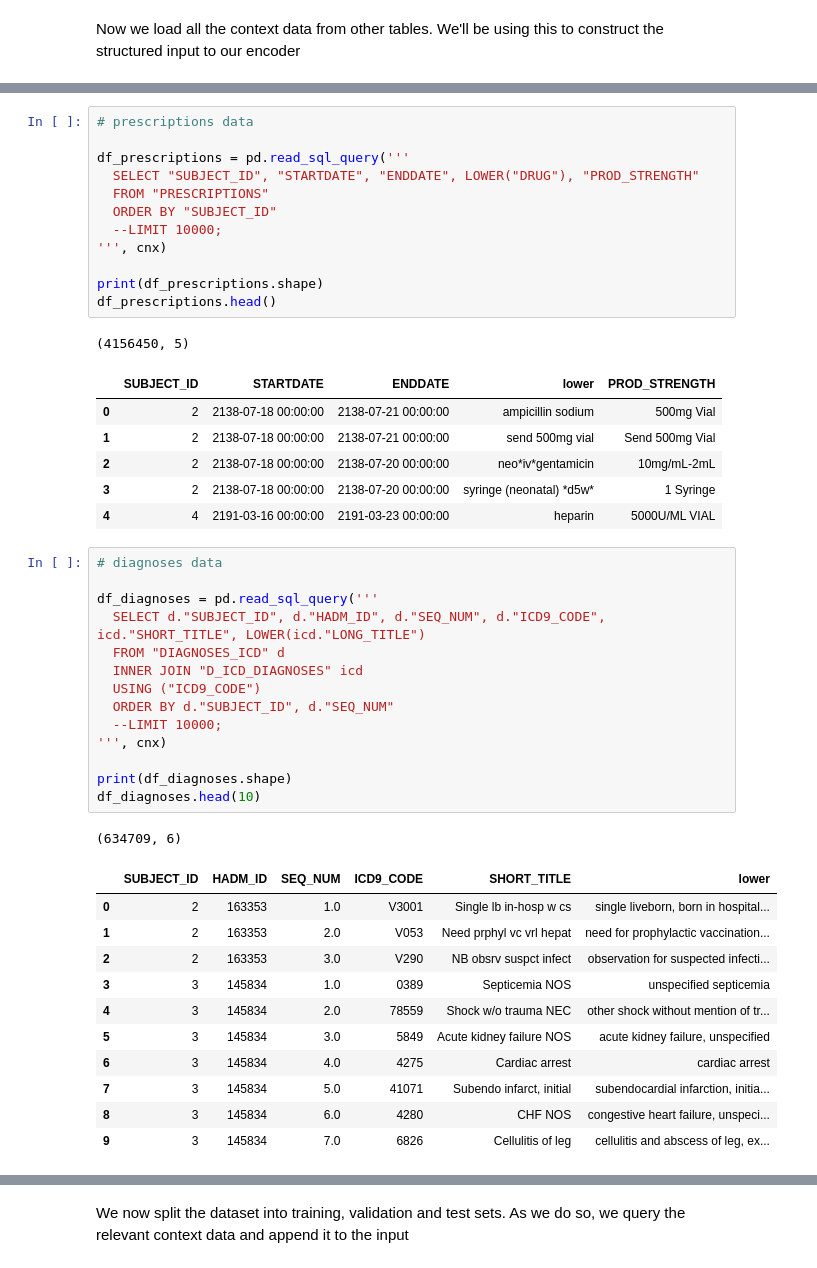
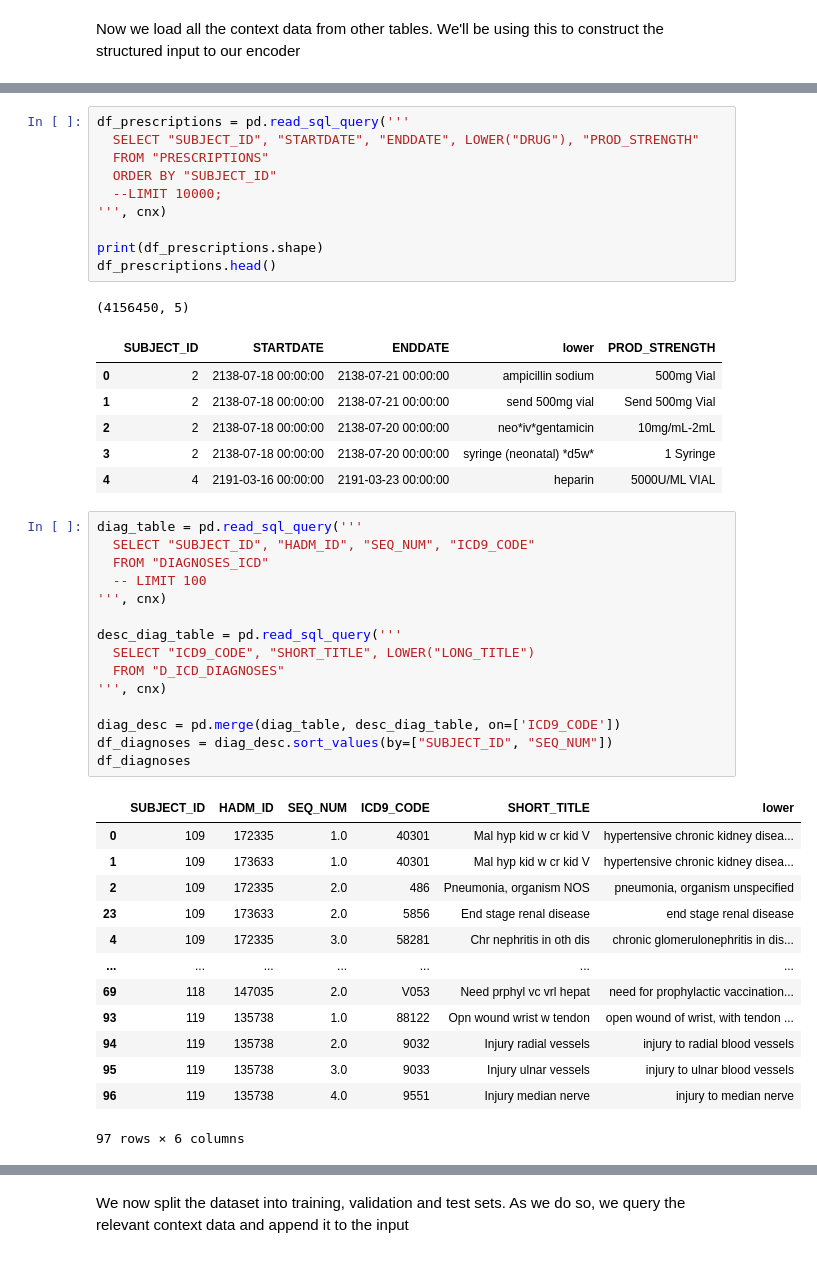
Before and after one commit to nehalb123/SyntheticMedicalDataGeneration, a Jupyter notebook: experimentalSetup/data_preprocessing&splitting.ipynb, the cells around one changed output, grey strips where cells are left out. Drawn from its saved outputs; the diff is of its cells as text.

```diff
--- a/pre-process files/03_preprocess_discharge_summaries.ipynb
+++ b/experimentalSetup/data_preprocessing&splitting.ipynb
@@ -494,6 +431,4 @@ df_labitems.head()
 # %%
-# prescriptions data
-
 df_prescriptions = pd.read_sql_query('''
   SELECT "SUBJECT_ID", "STARTDATE", "ENDDATE", LOWER("DRUG"), "PROD_STRENGTH"
   FROM "PRESCRIPTIONS"
@@ -511,33 +446,35 @@ df_prescriptions.head()
 | 2 | 2 | 2138-07-18 00:00:00 | 2138-07-20 00:00:00 | neo*iv*gentamicin | 10mg/mL-2mL |
 | 3 | 2 | 2138-07-18 00:00:00 | 2138-07-20 00:00:00 | syringe (neonatal) *d5w* | 1 Syringe |
 | 4 | 4 | 2191-03-16 00:00:00 | 2191-03-23 00:00:00 | heparin | 5000U/ML VIAL |
-# %%
-# diagnoses data
-
-df_diagnoses = pd.read_sql_query('''
-  SELECT d."SUBJECT_ID", d."HADM_ID", d."SEQ_NUM", d."ICD9_CODE", icd."SHORT_TITLE", LOWER(icd."LONG_TITLE")
-  FROM "DIAGNOSES_ICD" d
-  INNER JOIN "D_ICD_DIAGNOSES" icd
-  USING ("ICD9_CODE")
-  ORDER BY d."SUBJECT_ID", d."SEQ_NUM"
-  --LIMIT 10000;
-''', cnx)
-
-print(df_diagnoses.shape)
-df_diagnoses.head(10)
-# %% [output]
-(634709, 6)
-|  | SUBJECT_ID | HADM_ID | SEQ_NUM | ICD9_CODE | SHORT_TITLE | lower |
-| 0 | 2 | 163353 | 1.0 | V3001 | Single lb in-hosp w cs | single liveborn, born in hospital... |
-| 1 | 2 | 163353 | 2.0 | V053 | Need prphyl vc vrl hepat | need for prophylactic vaccination... |
-| 2 | 2 | 163353 | 3.0 | V290 | NB obsrv suspct infect | observation for suspected infecti... |
-| 3 | 3 | 145834 | 1.0 | 0389 | Septicemia NOS | unspecified septicemia |
-| 4 | 3 | 145834 | 2.0 | 78559 | Shock w/o trauma NEC | other shock without mention of tr... |
-| 5 | 3 | 145834 | 3.0 | 5849 | Acute kidney failure NOS | acute kidney failure, unspecified |
-| 6 | 3 | 145834 | 4.0 | 4275 | Cardiac arrest | cardiac arrest |
-| 7 | 3 | 145834 | 5.0 | 41071 | Subendo infarct, initial | subendocardial infarction, initia... |
-| 8 | 3 | 145834 | 6.0 | 4280 | CHF NOS | congestive heart failure, unspeci... |
-| 9 | 3 | 145834 | 7.0 | 6826 | Cellulitis of leg | cellulitis and abscess of leg, ex... |
+# %%
+diag_table = pd.read_sql_query('''
+  SELECT "SUBJECT_ID", "HADM_ID", "SEQ_NUM", "ICD9_CODE"
+  FROM "DIAGNOSES_ICD"
+  -- LIMIT 100
+''', cnx)
+
+desc_diag_table = pd.read_sql_query('''
+  SELECT "ICD9_CODE", "SHORT_TITLE", LOWER("LONG_TITLE")
+  FROM "D_ICD_DIAGNOSES"
+''', cnx)
+
+diag_desc = pd.merge(diag_table, desc_diag_table, on=['ICD9_CODE'])
+df_diagnoses = diag_desc.sort_values(by=["SUBJECT_ID", "SEQ_NUM"])
+df_diagnoses
+# %% [output]
+|  | SUBJECT_ID | HADM_ID | SEQ_NUM | ICD9_CODE | SHORT_TITLE | lower |
+| 0 | 109 | 172335 | 1.0 | 40301 | Mal hyp kid w cr kid V | hypertensive chronic kidney disea... |
+| 1 | 109 | 173633 | 1.0 | 40301 | Mal hyp kid w cr kid V | hypertensive chronic kidney disea... |
+| 2 | 109 | 172335 | 2.0 | 486 | Pneumonia, organism NOS | pneumonia, organism unspecified |
+| 23 | 109 | 173633 | 2.0 | 5856 | End stage renal disease | end stage renal disease |
+| 4 | 109 | 172335 | 3.0 | 58281 | Chr nephritis in oth dis | chronic glomerulonephritis in dis... |
+| ... | ... | ... | ... | ... | ... | ... |
+| 69 | 118 | 147035 | 2.0 | V053 | Need prphyl vc vrl hepat | need for prophylactic vaccination... |
+| 93 | 119 | 135738 | 1.0 | 88122 | Opn wound wrist w tendon | open wound of wrist, with tendon ... |
+| 94 | 119 | 135738 | 2.0 | 9032 | Injury radial vessels | injury to radial blood vessels |
+| 95 | 119 | 135738 | 3.0 | 9033 | Injury ulnar vessels | injury to ulnar blood vessels |
+| 96 | 119 | 135738 | 4.0 | 9551 | Injury median nerve | injury to median nerve |
+97 rows × 6 columns
 # %%
 # procedures data
 
```
Also changed, not shown: parts of 28 cells of this notebook, 20 other files.
